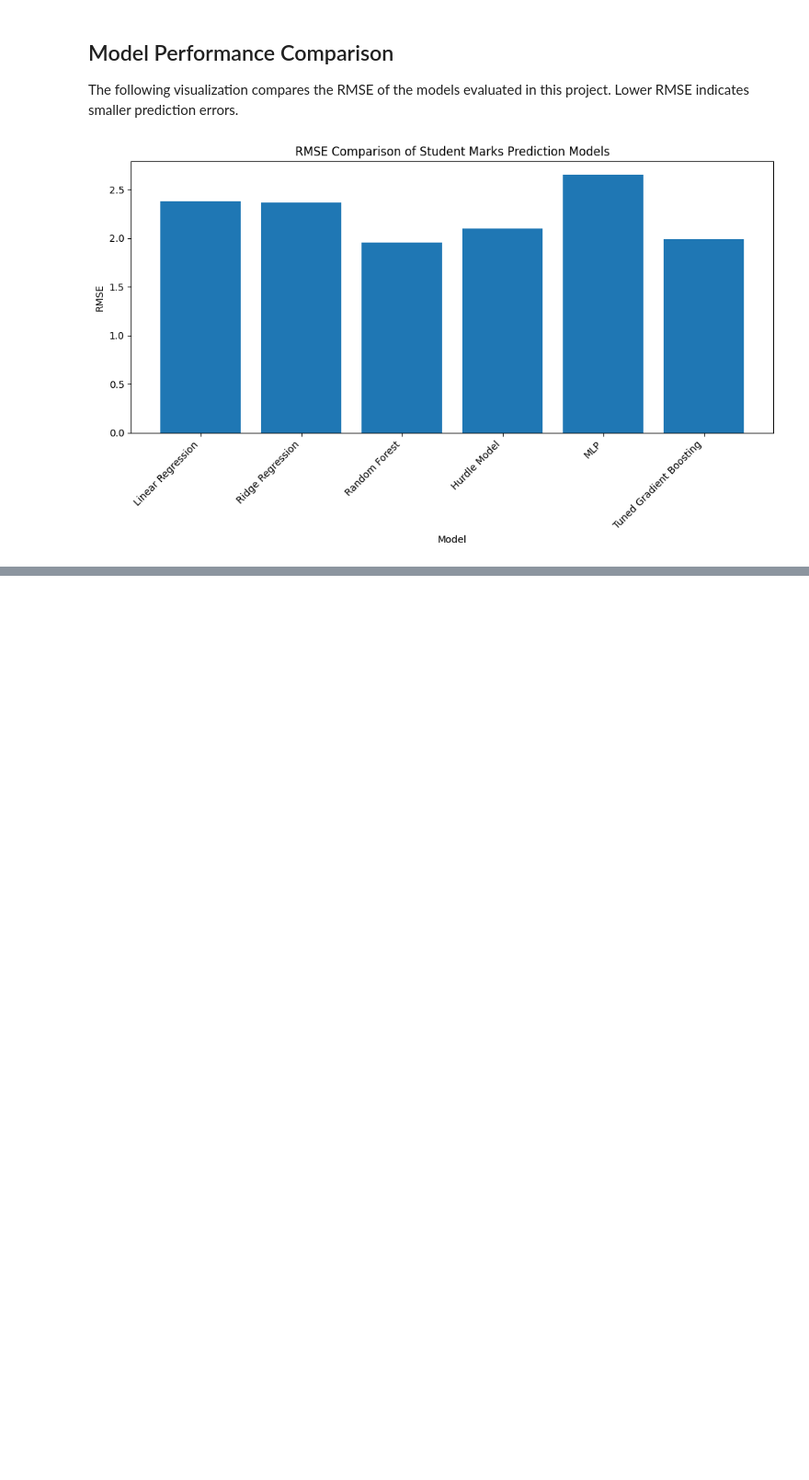
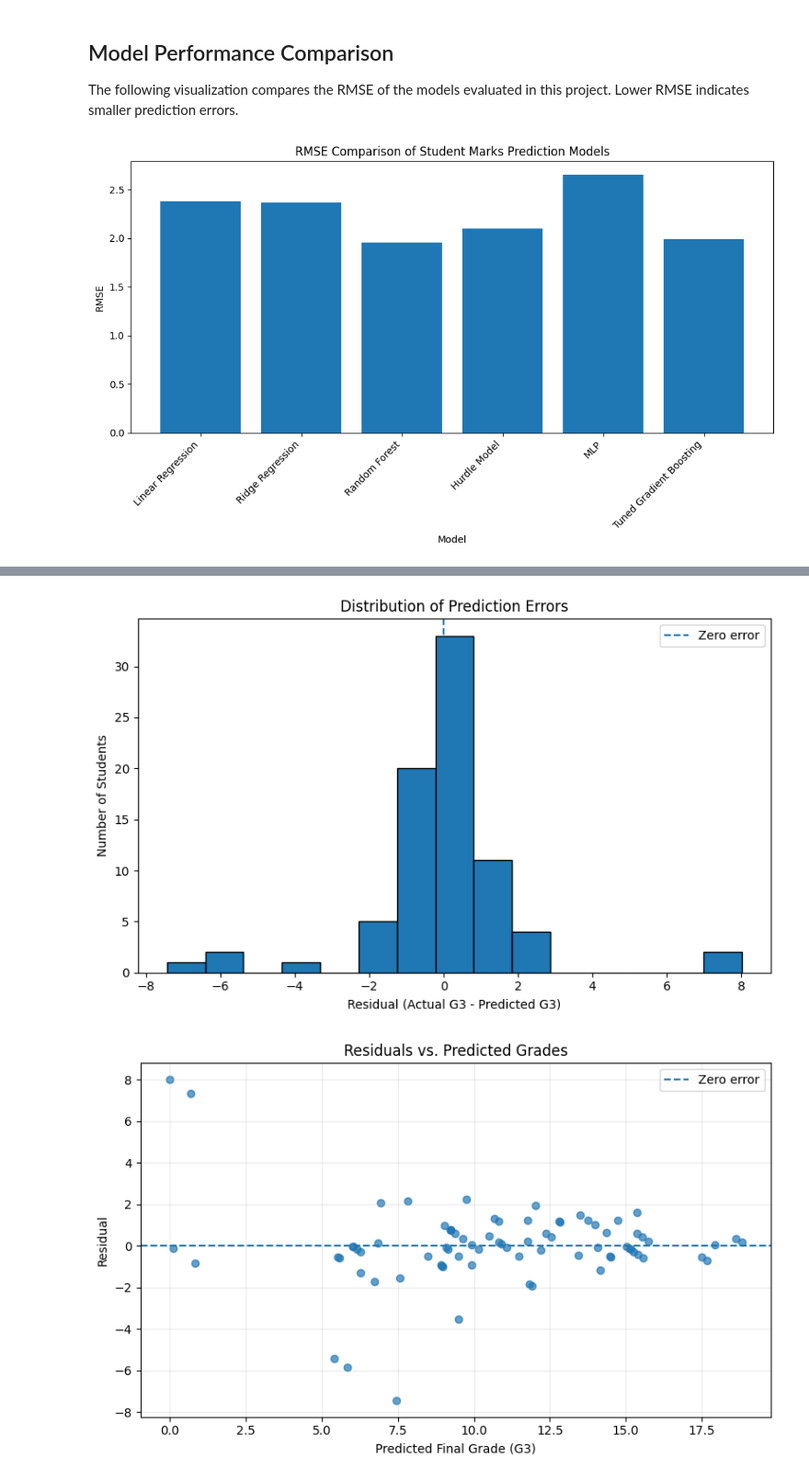
Before and after one commit to J-S-Grewal/Marks_Prediction_Model, a Jupyter notebook: codes/03_gradient_boosting_model.ipynb, the cells around one changed output, grey strips where cells are left out. Shown at 92% size. Saved outputs shown, nothing was run; the diff lists cells and outputs as text; code cells hidden in the pictures; blank space fills up the shorter version.

```diff
--- a/codes/03_gradient_boosting_model.ipynb
+++ b/codes/03_gradient_boosting_model.ipynb
@@ -386,0 +513,63 @@ plt.show()
+# %%
+
+# Calculate residuals for the test set
+residuals = np.asarray(y_test) - np.asarray(y_pred_tuned)
+
+# Visualization 1: Distribution of residuals
+plt.figure(figsize=(8, 5))
+
+plt.hist(residuals, bins=15, edgecolor="black")
+
+plt.axvline(
+    0,
+    linestyle="--",
+    label="Zero error"
+)
+
+plt.xlabel("Residual (Actual G3 - Predicted G3)")
+plt.ylabel("Number of Students")
+plt.title("Distribution of Prediction Errors")
+plt.legend()
+plt.tight_layout()
+
+plt.savefig(
+    "../images/gradient_boosting_residual_distribution.png",
+    dpi=300,
+    bbox_inches="tight"
+)
+
+plt.show()
+
+
+# Visualization 2: Residuals versus predicted grades
+plt.figure(figsize=(8, 5))
+
+plt.scatter(
+    y_pred_tuned,
+    residuals,
+    alpha=0.7
+)
+
+plt.axhline(
+    0,
+    linestyle="--",
+    label="Zero error"
+)
+
+plt.xlabel("Predicted Final Grade (G3)")
+plt.ylabel("Residual")
+plt.title("Residuals vs. Predicted Grades")
+plt.legend()
+plt.grid(alpha=0.25)
+plt.tight_layout()
+
+plt.savefig(
+    "../images/gradient_boosting_residuals_vs_predicted.png",
+    dpi=300,
+    bbox_inches="tight"
+)
+
+plt.show()
+# %% [output]
+[figure, added]
+[figure, added]
```
Also changed, not shown: parts of 14 cells of this notebook, 6 other files.
